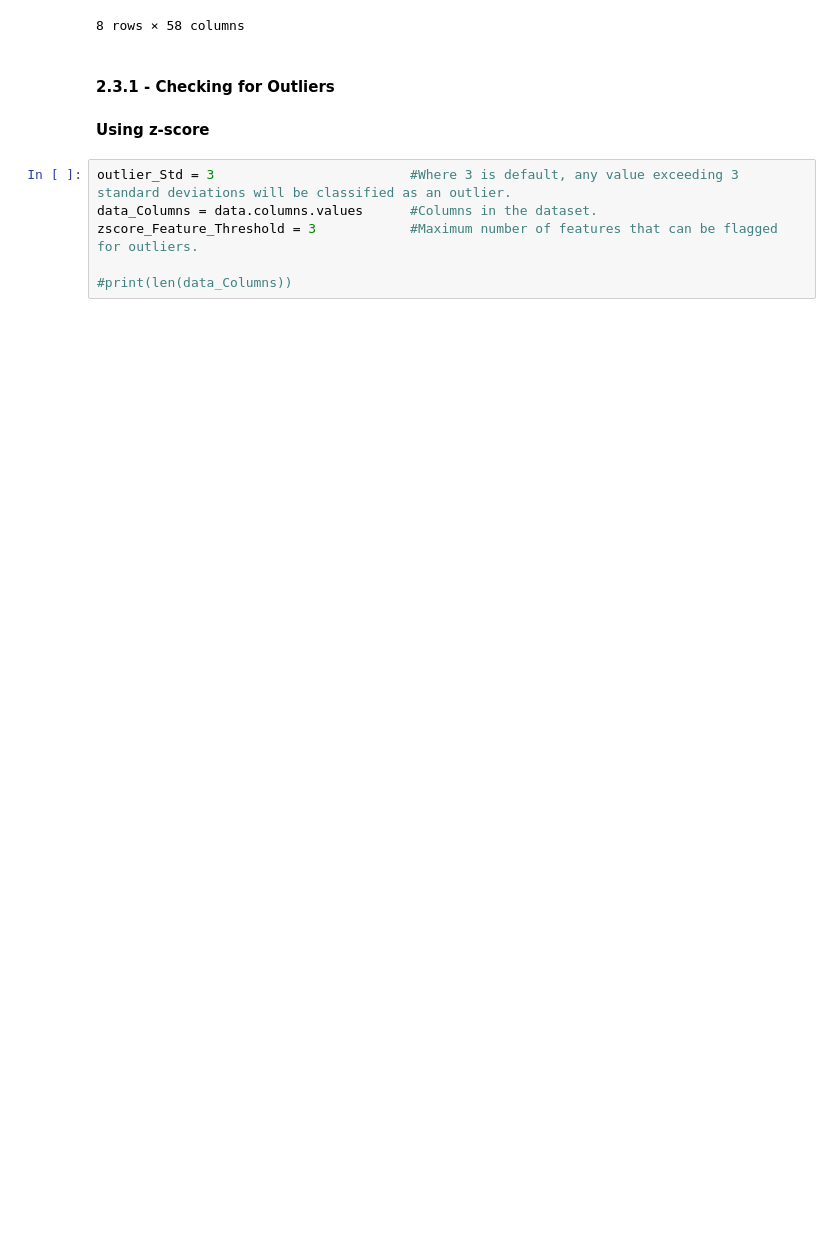
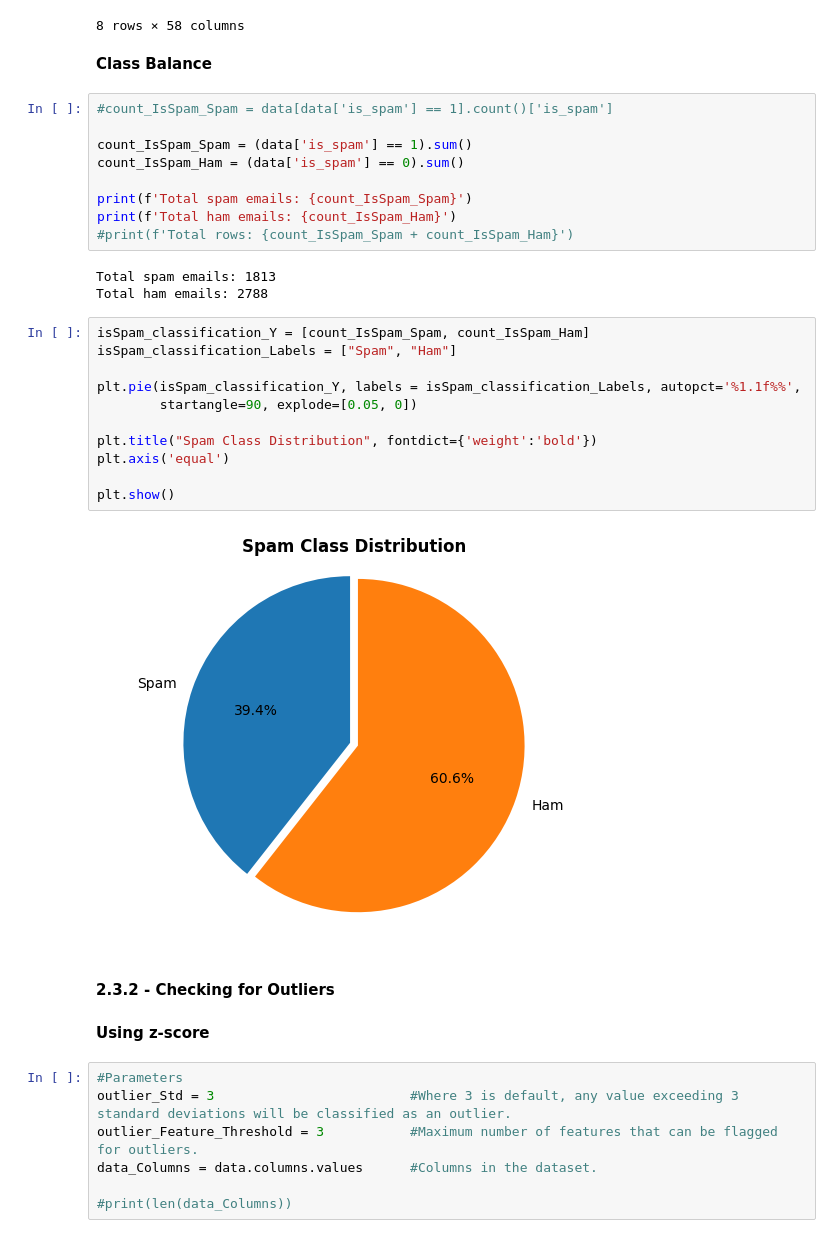
Before and after one commit to Chungj2000/Data-Analysis, a Jupyter notebook: Kaggle/Spambase/Workbook.ipynb, the cells around one changed output. Drawn from its saved outputs; the diff is of its cells as text; blank space fills up the shorter version.

Commit message:
Distribution + Outliers
Conducted IQR outlier detection, flagging around 3k outliers due to data skewness.
Starting data distribution analysis.
Pie chart showing class balance between spam & ham.

```diff
--- a/Kaggle/Spambase/Workbook.ipynb
+++ b/Kaggle/Spambase/Workbook.ipynb
@@ -255,14 +259,42 @@ data.describe()
 | 75% | 0.000000 | 0.000000 | 0.420000 | 0.000000 | 0.380000 | ... |
 | max | 4.540000 | 14.280000 | 5.100000 | 42.810000 | 10.000000 | ... |
 8 rows × 58 columns
+# %% [markdown]
+**Class Balance**
+# %%
+#count_IsSpam_Spam = data[data['is_spam'] == 1].count()['is_spam']
+
+count_IsSpam_Spam = (data['is_spam'] == 1).sum()
+count_IsSpam_Ham = (data['is_spam'] == 0).sum()
+
+print(f'Total spam emails: {count_IsSpam_Spam}')
+print(f'Total ham emails: {count_IsSpam_Ham}')
+#print(f'Total rows: {count_IsSpam_Spam + count_IsSpam_Ham}')
+# %% [output]
+Total spam emails: 1813
+Total ham emails: 2788
+# %%
+isSpam_classification_Y = [count_IsSpam_Spam, count_IsSpam_Ham]
+isSpam_classification_Labels = ["Spam", "Ham"]
+
+plt.pie(isSpam_classification_Y, labels = isSpam_classification_Labels, autopct='%1.1f%%',
+        startangle=90, explode=[0.05, 0])
+
+plt.title("Spam Class Distribution", fontdict={'weight':'bold'})
+plt.axis('equal')
+
+plt.show()
+# %% [output]
+[figure, added]
 # %% [markdown]
-#### 2.3.1 - Checking for Outliers
+#### 2.3.2 - Checking for Outliers
 # %% [markdown]
 **Using z-score**
 # %%
+#Parameters
 outlier_Std = 3                         #Where 3 is default, any value exceeding 3 standard deviations will be classified as an outlier.
+outlier_Feature_Threshold = 3           #Maximum number of features that can be flagged for outliers.
 data_Columns = data.columns.values      #Columns in the dataset.
-zscore_Feature_Threshold = 3            #Maximum number of features that can be flagged for outliers.
 
 #print(len(data_Columns))
 # %%
```
Also changed, not shown: parts of 6 cells of this notebook.
